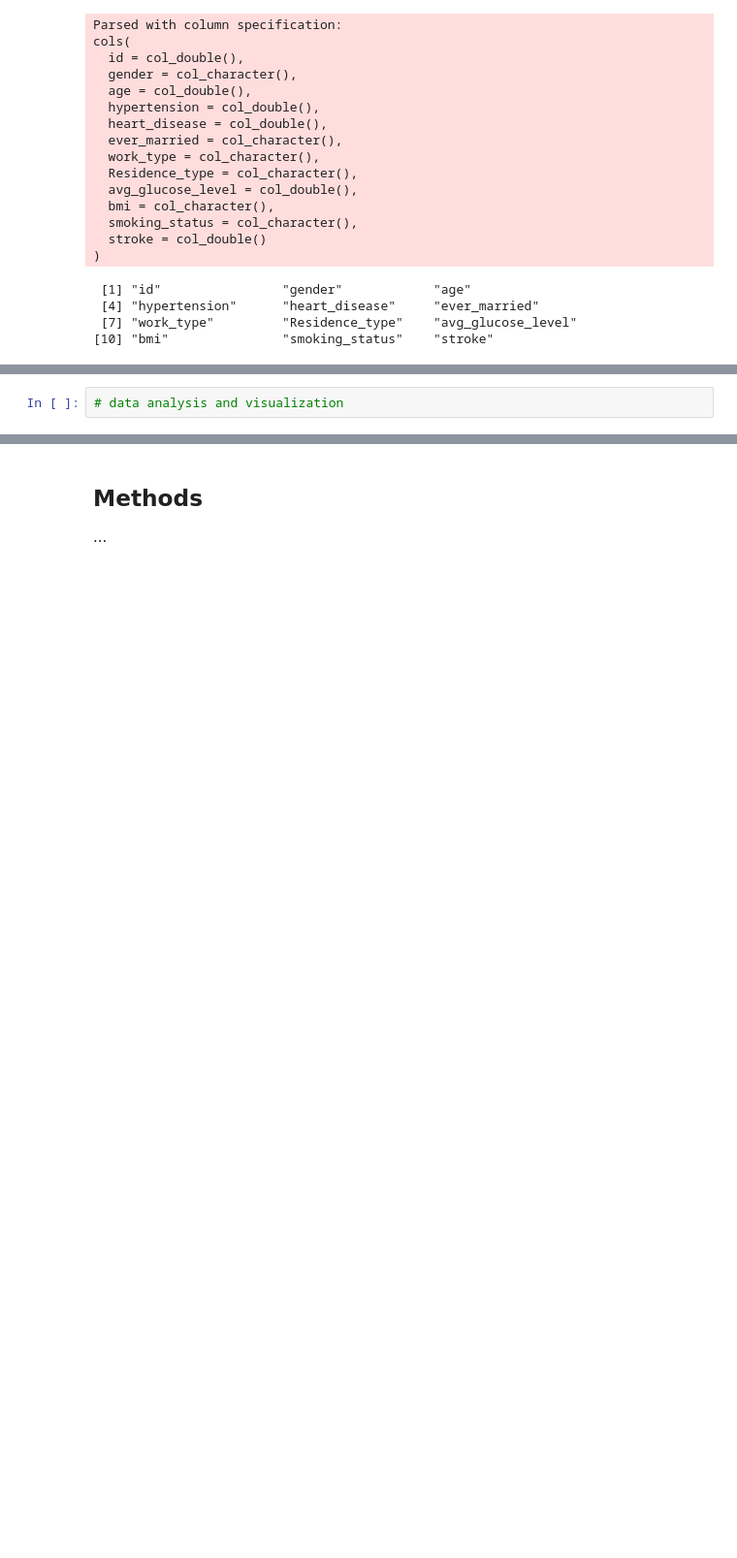
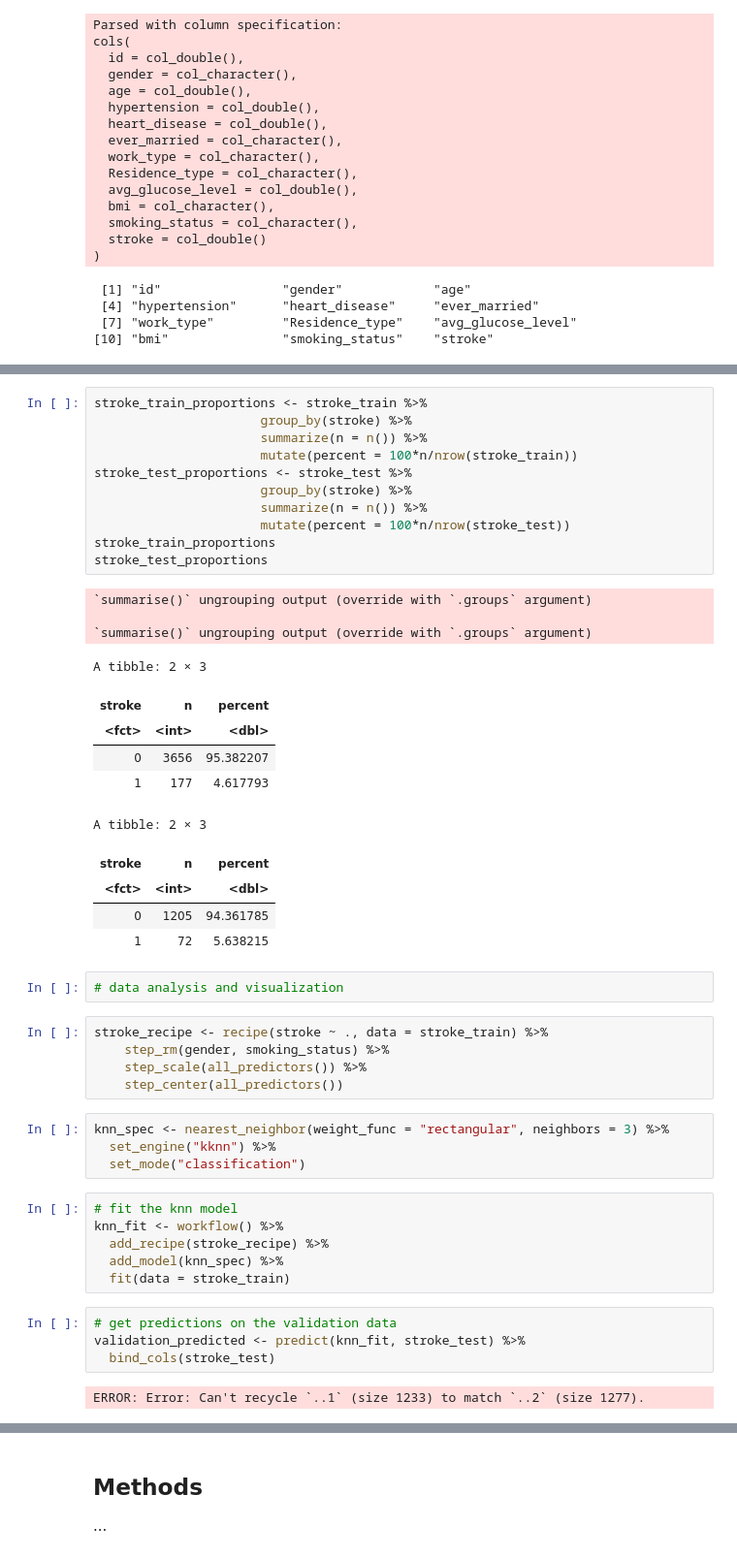
Before and after one commit to Gaelhpalmer/dsci-100-project, a Jupyter notebook: project_proposal.ipynb, the cells around one changed output, grey strips where cells are left out. Shown: that part at 97% size. Cells and saved outputs as stored; diff of their text form; blank space fills up the shorter version.

Commit message:
added model

```diff
--- a/project_proposal.ipynb
+++ b/project_proposal.ipynb
@@ -86,2 +114,48 @@ stroke_test <- testing(stroke_split)
+# %%
+stroke_train_proportions <- stroke_train %>%
+                      group_by(stroke) %>%
+                      summarize(n = n()) %>%
+                      mutate(percent = 100*n/nrow(stroke_train))
+stroke_test_proportions <- stroke_test %>%
+                      group_by(stroke) %>%
+                      summarize(n = n()) %>%
+                      mutate(percent = 100*n/nrow(stroke_test))
+stroke_train_proportions
+stroke_test_proportions
+# %% [output]
+`summarise()` ungrouping output (override with `.groups` argument)
+
+`summarise()` ungrouping output (override with `.groups` argument)
+A tibble: 2 × 3
+| stroke | n | percent |
+| <fct> | <int> | <dbl> |
+| 0 | 3656 | 95.382207 |
+| 1 | 177 | 4.617793 |
+A tibble: 2 × 3
+| stroke | n | percent |
+| <fct> | <int> | <dbl> |
+| 0 | 1205 | 94.361785 |
+| 1 | 72 | 5.638215 |
 # %%
 # data analysis and visualization
+# %%
+stroke_recipe <- recipe(stroke ~ ., data = stroke_train) %>%
+    step_rm(gender, smoking_status) %>%
+    step_scale(all_predictors()) %>%
+    step_center(all_predictors())
+# %%
+knn_spec <- nearest_neighbor(weight_func = "rectangular", neighbors = 3) %>%
+  set_engine("kknn") %>%
+  set_mode("classification")
+# %%
+# fit the knn model
+knn_fit <- workflow() %>%
+  add_recipe(stroke_recipe) %>%
+  add_model(knn_spec) %>%
+  fit(data = stroke_train)
+# %%
+# get predictions on the validation data
+validation_predicted <- predict(knn_fit, stroke_test) %>%
+  bind_cols(stroke_test)
+# %% [output]
+ERROR: Error: Can't recycle `..1` (size 1233) to match `..2` (size 1277).
```
Also changed, not shown: parts of 5 cells of this notebook.
